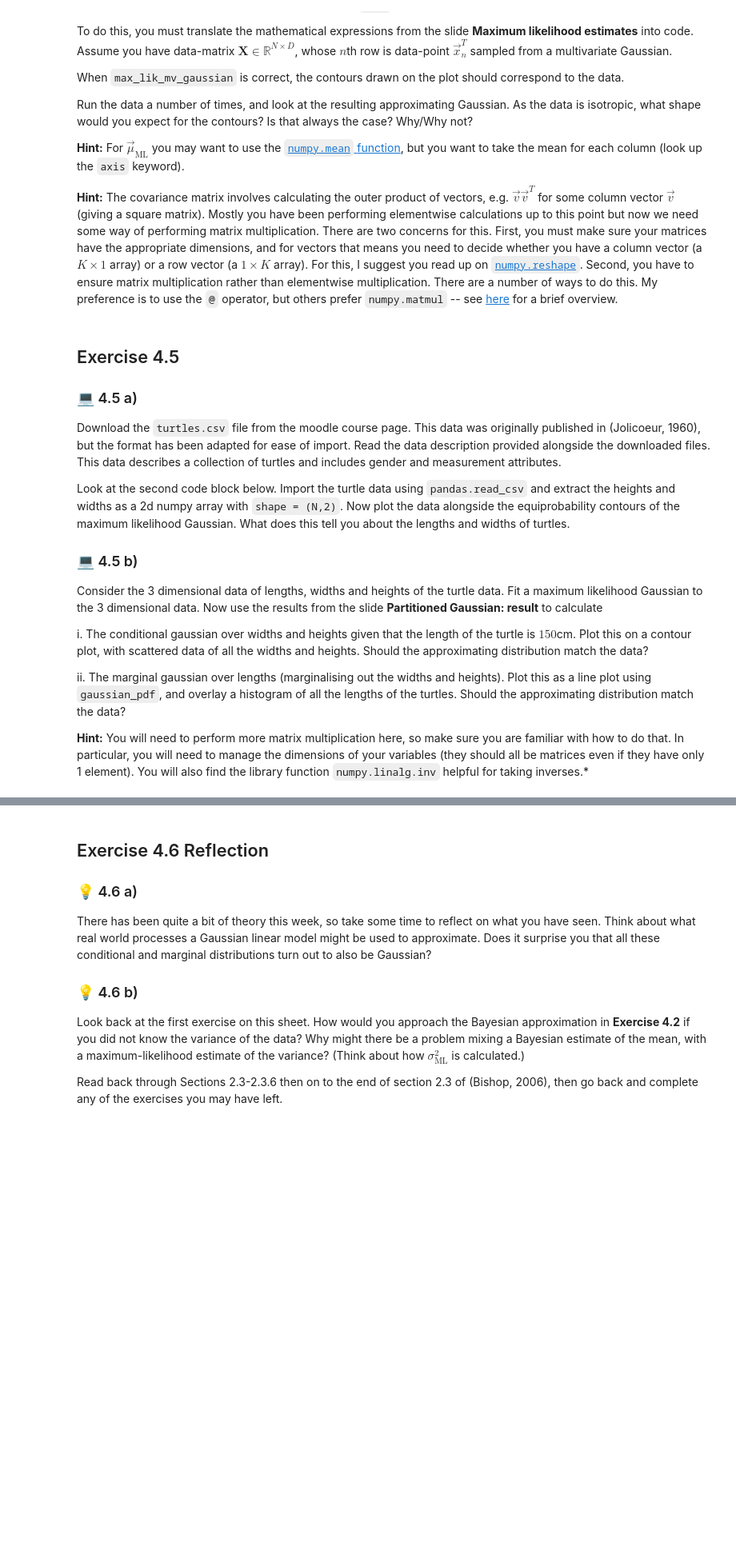
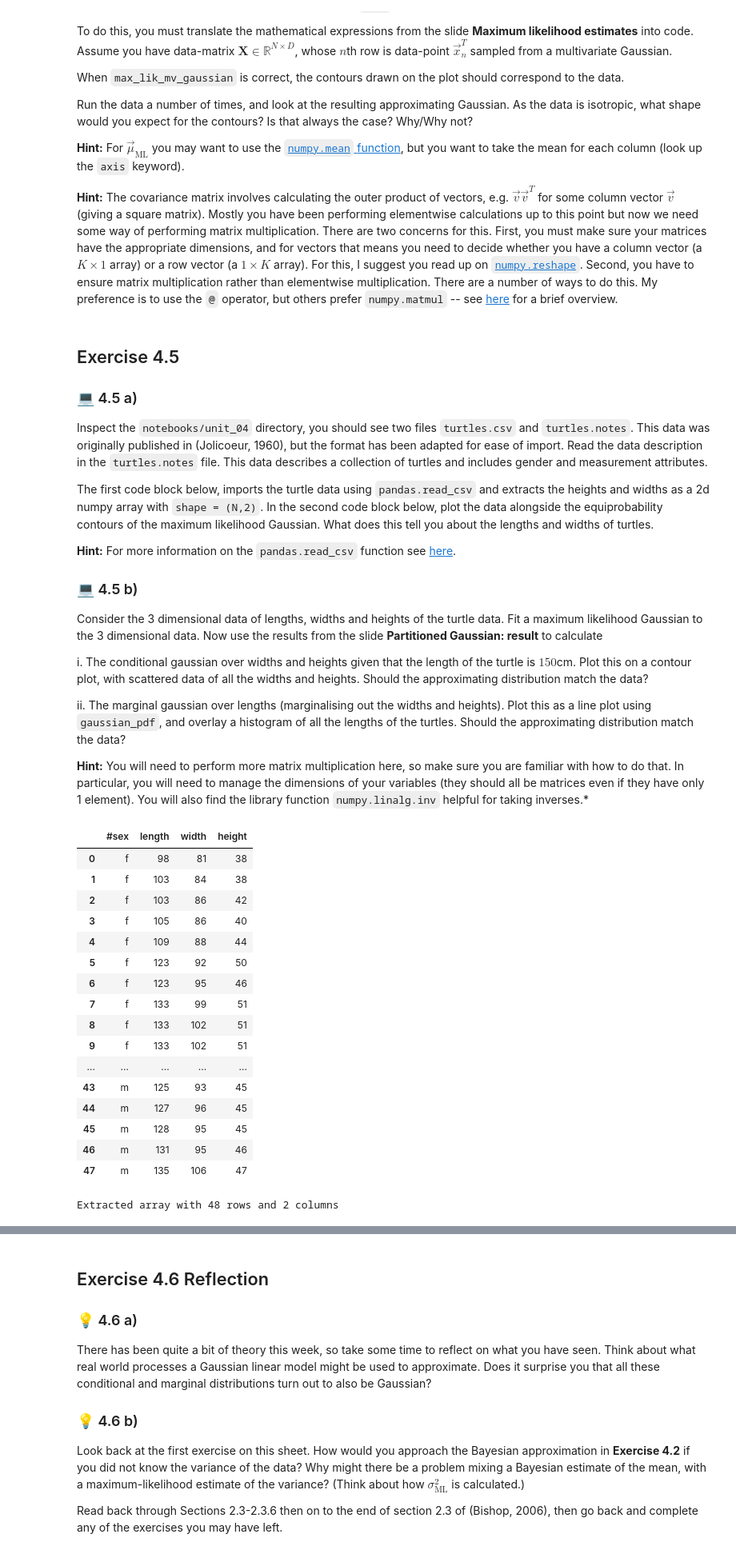
Before and after one commit to lukedickens/inst0060-code, a Jupyter notebook: notebooks/unit_04/04_notebook_master.ipynb, the cells around one changed output, grey strips where cells are left out. Shown at 80% size. Cells and saved outputs as stored; diff of their text form; code cells hidden in the pictures; blank space fills up the shorter version.

```diff
--- a/notebooks/unit_04/04_notebook_master.ipynb
+++ b/notebooks/unit_04/04_notebook_master.ipynb
@@ -317,9 +321,11 @@ plot_2d_data_and_approximating_gaussian(data, mu, Sigma, field_names=['x', 'y'])
 
 ### 💻 4.5 a)
 
-Download the `turtles.csv` file from the moodle course page. This data was originally published in (Jolicoeur, 1960), but the format has been adapted for ease of import. Read the data description provided alongside the downloaded files. This data describes a collection of turtles and includes gender and measurement attributes.
+Inspect the `notebooks/unit_04` directory, you should see two files `turtles.csv` and `turtles.notes`. This data was originally published in (Jolicoeur, 1960), but the format has been adapted for ease of import. Read the data description in the `turtles.notes` file. This data describes a collection of turtles and includes gender and measurement attributes.
 
-Look at the second code block below. Import the turtle data using `pandas.read_csv` and extract the heights and widths as a 2d numpy array with `shape = (N,2)`. Now plot the data alongside the equiprobability contours of the maximum likelihood Gaussian.  What does this tell you about the lengths and widths of turtles.
+The first code block below, imports the turtle data using `pandas.read_csv` and extracts the heights and widths as a 2d numpy array with `shape = (N,2)`. In the second code block below, plot the data alongside the equiprobability contours of the maximum likelihood Gaussian.  What does this tell you about the lengths and widths of turtles.
+
+**Hint:** For more information on the `pandas.read_csv` function see [here](https://pandas.pydata.org/docs/reference/api/pandas.read_csv.html).
 
 
 ### 💻 4.5 b)
@@ -331,4 +337,36 @@ i. The conditional gaussian over widths and heights given that the length of the
 ii. The marginal gaussian over lengths (marginalising out the widths and heights). Plot this as a line plot using `gaussian_pdf`, and overlay a histogram of all the lengths of the turtles. Should the approximating distribution match the data?
 
 **Hint:** You will need to perform more matrix multiplication here, so make sure you are familiar with how to do that. In particular, you will need to manage the dimensions of your variables (they should all be matrices even if they have only 1 element). You will also find the library function `numpy.linalg.inv` helpful for taking inverses.*
+# %%
+## Preparing data for Exercise 4.5 a)
+# The location of the csv file.
+location = "turtles.csv"
+# Import using the pandas library, to a pandas.DataFrame object.
+turtle_data = pd.read_csv(location)
+# You can display the DataFrame with the following.
+display(turtle_data)
+
+# To extract heights and widths only and convert to a numpy.ndarray use:
+lengths_and_widths = data_df[['length', 'width']].values
+n_rows, n_cols = data.shape
+print(f"Extracted array with {n_rows} rows and {n_cols} columns")
+# %% [output]
+|  | #sex | length | width | height |
+| 0 | f | 98 | 81 | 38 |
+| 1 | f | 103 | 84 | 38 |
+| 2 | f | 103 | 86 | 42 |
+| 3 | f | 105 | 86 | 40 |
+| 4 | f | 109 | 88 | 44 |
+| 5 | f | 123 | 92 | 50 |
+| 6 | f | 123 | 95 | 46 |
+| 7 | f | 133 | 99 | 51 |
+| 8 | f | 133 | 102 | 51 |
+| 9 | f | 133 | 102 | 51 |
+| ... | ... | ... | ... | ... |
+| 43 | m | 125 | 93 | 45 |
+| 44 | m | 127 | 96 | 45 |
+| 45 | m | 128 | 95 | 45 |
+| 46 | m | 131 | 95 | 46 |
+| 47 | m | 135 | 106 | 47 |
+Extracted array with 48 rows and 2 columns
 # %%
```
Also changed, not shown: parts of 2 cells of this notebook.
